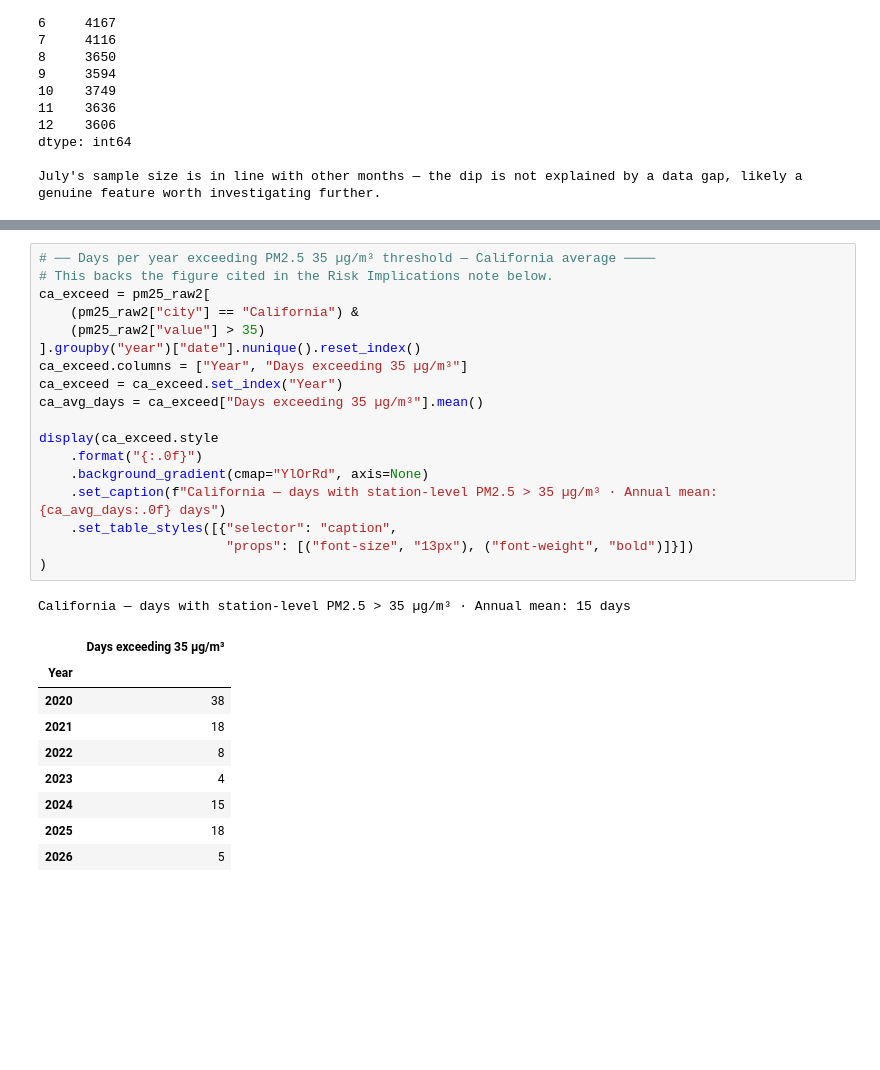
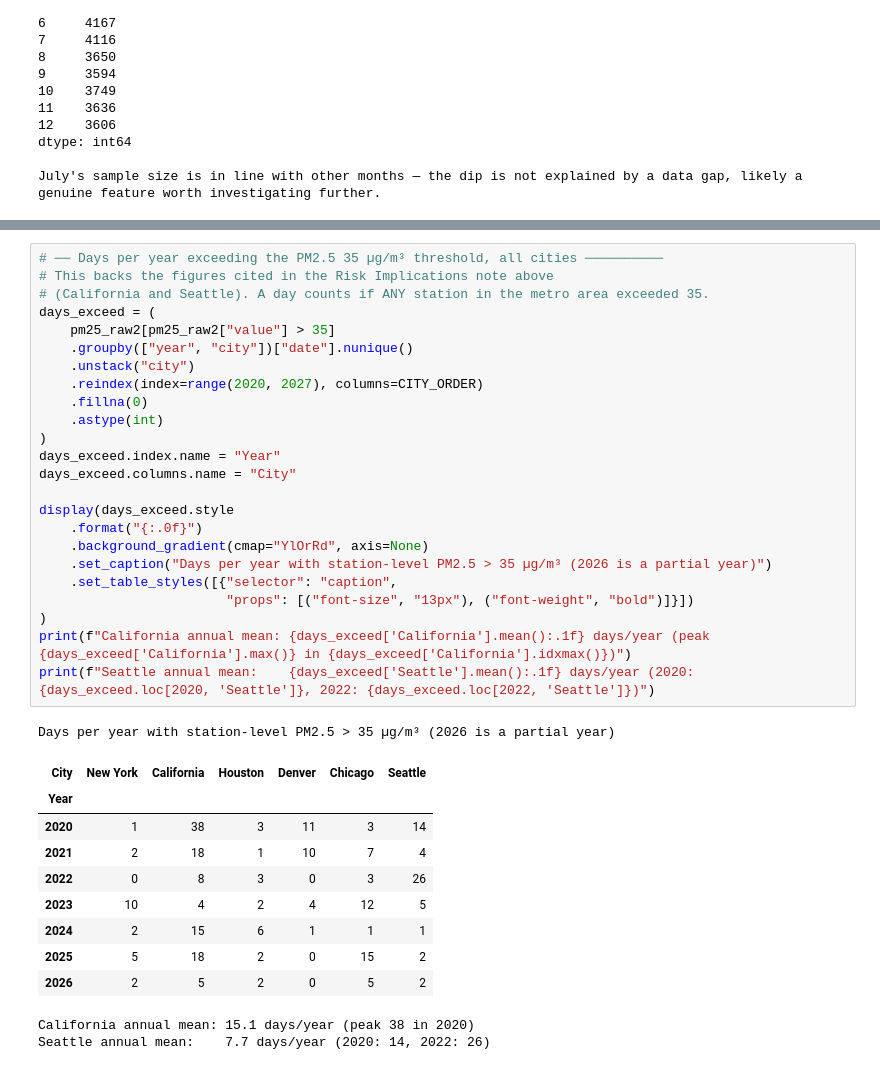
Before and after one commit to AlonsoSheila/air-quality-usa, a Jupyter notebook: air_quality_usa.ipynb, the cells around one changed output, grey strips where cells are left out. Cells and saved outputs as stored; diff of their text form; blank space fills up the shorter version.

```diff
--- a/air_quality_usa.ipynb
+++ b/air_quality_usa.ipynb
@@ -1410,34 +1527,42 @@ These screening-level estimates translate into concrete operational risk context
 
 *All figures are screening-level estimates using Pope et al. 2002 (6%/10µg/m³, all-cause mortality) and VSL USD 13.1M (HHS 2024). See methodology note above for assumptions and limitations.*
 # %%
-# ── Days per year exceeding PM2.5 35 µg/m³ threshold — California average ────
-# This backs the figure cited in the Risk Implications note below.
-ca_exceed = pm25_raw2[
-    (pm25_raw2["city"] == "California") &
-    (pm25_raw2["value"] > 35)
-].groupby("year")["date"].nunique().reset_index()
-ca_exceed.columns = ["Year", "Days exceeding 35 µg/m³"]
-ca_exceed = ca_exceed.set_index("Year")
-ca_avg_days = ca_exceed["Days exceeding 35 µg/m³"].mean()
+# ── Days per year exceeding the PM2.5 35 µg/m³ threshold, all cities ──────────
+# This backs the figures cited in the Risk Implications note above
+# (California and Seattle). A day counts if ANY station in the metro area exceeded 35.
+days_exceed = (
+    pm25_raw2[pm25_raw2["value"] > 35]
+    .groupby(["year", "city"])["date"].nunique()
+    .unstack("city")
+    .reindex(index=range(2020, 2027), columns=CITY_ORDER)
+    .fillna(0)
+    .astype(int)
+)
+days_exceed.index.name = "Year"
+days_exceed.columns.name = "City"
 
-display(ca_exceed.style
+display(days_exceed.style
     .format("{:.0f}")
     .background_gradient(cmap="YlOrRd", axis=None)
-    .set_caption(f"California — days with station-level PM2.5 > 35 µg/m³ · Annual mean: {ca_avg_days:.0f} days")
+    .set_caption("Days per year with station-level PM2.5 > 35 µg/m³ (2026 is a partial year)")
     .set_table_styles([{"selector": "caption",
                         "props": [("font-size", "13px"), ("font-weight", "bold")]}])
 )
+print(f"California annual mean: {days_exceed['California'].mean():.1f} days/year (peak {days_exceed['California'].max()} in {days_exceed['California'].idxmax()})")
+print(f"Seattle annual mean:    {days_exceed['Seattle'].mean():.1f} days/year (2020: {days_exceed.loc[2020, 'Seattle']}, 2022: {days_exceed.loc[2022, 'Seattle']})")
 # %% [output]
-California — days with station-level PM2.5 > 35 µg/m³ · Annual mean: 15 days
+Days per year with station-level PM2.5 > 35 µg/m³ (2026 is a partial year)
-|  | Days exceeding 35 µg/m³ |
-| Year |  |
-| 2020 | 38 |
-| 2021 | 18 |
-| 2022 | 8 |
-| 2023 | 4 |
-| 2024 | 15 |
-| 2025 | 18 |
-| 2026 | 5 |
+| City | New York | California | Houston | Denver | Chicago | Seattle |
+| Year |  |  |  |  |  |  |
+| 2020 | 1 | 38 | 3 | 11 | 3 | 14 |
+| 2021 | 2 | 18 | 1 | 10 | 7 | 4 |
+| 2022 | 0 | 8 | 3 | 0 | 3 | 26 |
+| 2023 | 10 | 4 | 2 | 4 | 12 | 5 |
+| 2024 | 2 | 15 | 6 | 1 | 1 | 1 |
+| 2025 | 5 | 18 | 2 | 0 | 15 | 2 |
+| 2026 | 2 | 5 | 2 | 0 | 5 | 2 |
+California annual mean: 15.1 days/year (peak 38 in 2020)
+Seattle annual mean:    7.7 days/year (2020: 14, 2022: 26)
 # %%
 # ── Bar chart: total economic impact by city and year ─────────────────────────
 fig, ax = plt.subplots(figsize=(11, 5))
```
Also changed, not shown: parts of 23 cells of this notebook, 9 other files.
